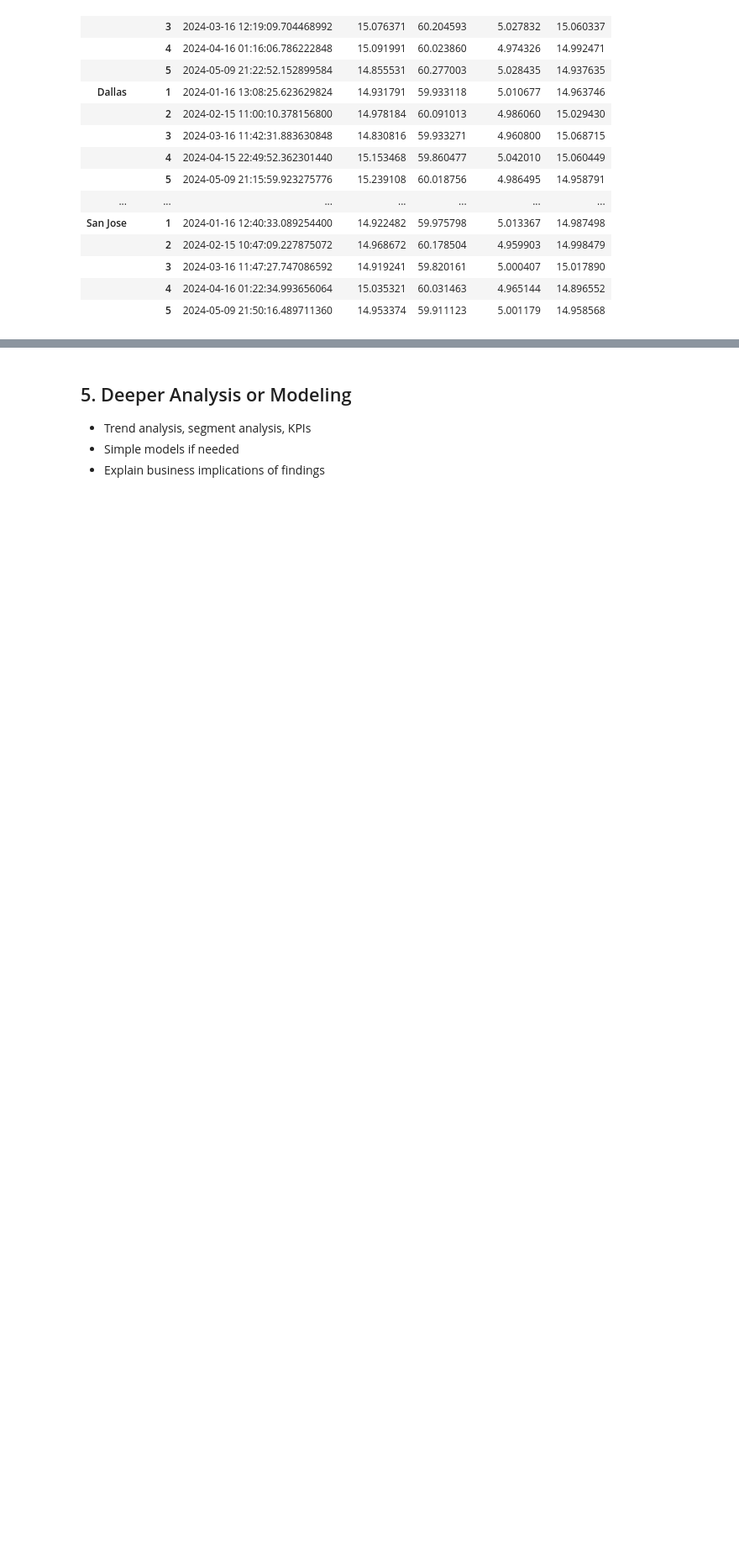
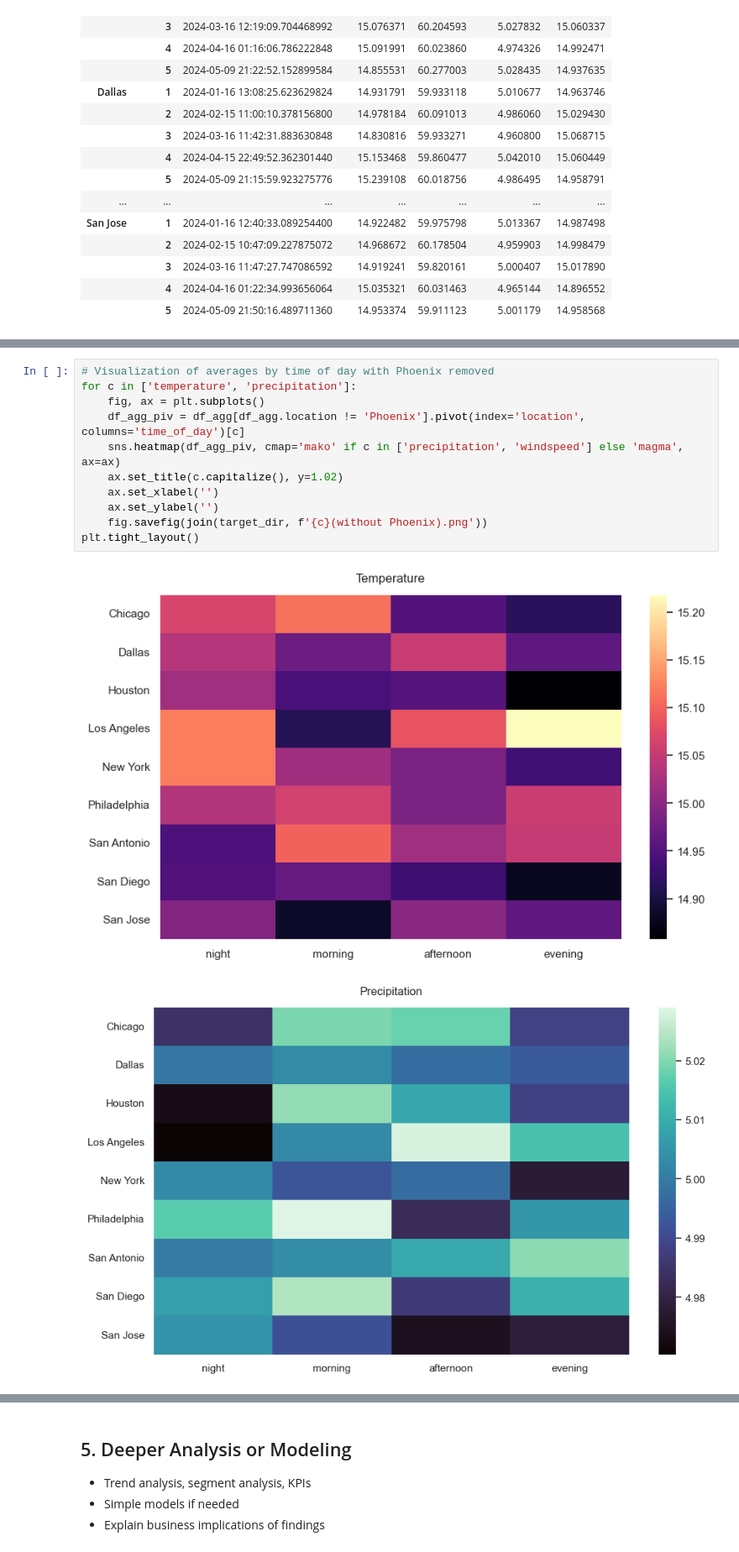
Before and after one commit to kozmik-moore/simple-weather-analysis, a Jupyter notebook: code/notebook.ipynb, the cells around one changed output, grey strips where cells are left out. Shown at 84% size. Drawn from its saved outputs; the diff is of its cells as text; blank space fills up the shorter version.

```diff
--- a/code/notebook.ipynb
+++ b/code/notebook.ipynb
@@ -379 +428,15 @@ for c in weather_vars:
+# %%
+# Visualization of averages by time of day with Phoenix removed
+for c in ['temperature', 'precipitation']:
+    fig, ax = plt.subplots()
+    df_agg_piv = df_agg[df_agg.location != 'Phoenix'].pivot(index='location', columns='time_of_day')[c]
+    sns.heatmap(df_agg_piv, cmap='mako' if c in ['precipitation', 'windspeed'] else 'magma', ax=ax)
+    ax.set_title(c.capitalize(), y=1.02)
+    ax.set_xlabel('')
+    ax.set_ylabel('')
+    fig.savefig(join(target_dir, f'{c}(without Phoenix).png'))
+plt.tight_layout()
+# %% [output]
+[figure, added]
+[figure, added]
 # %%
```
Also changed, not shown: parts of 13 cells of this notebook, 20 other files.
